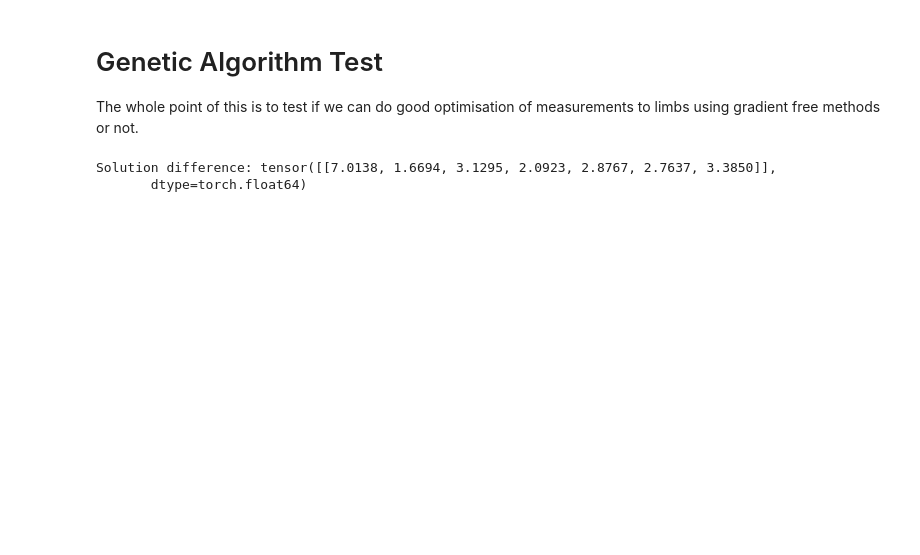
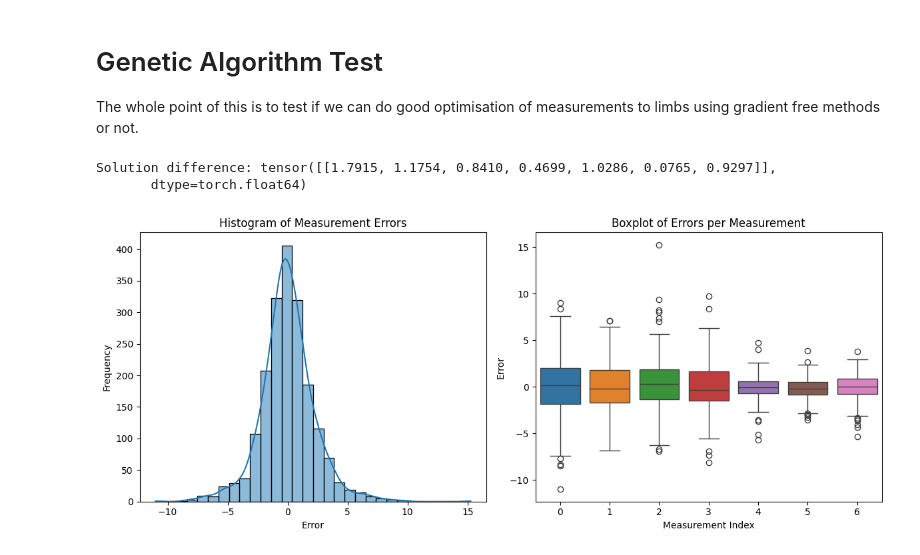
Before and after one commit to chrisvail/OpenLimb, a Jupyter notebook: genetic_alg.ipynb, the cells around one changed output. Cells and saved outputs as stored; diff of their text form; code cells hidden in the pictures; blank space fills up the shorter version.

```diff
--- a/genetic_alg.ipynb
+++ b/genetic_alg.ipynb
@@ -64,9 +72,7 @@ def step(x, y, func, lambda_=1E-3, delta=1E-6):
 
         return x_new, new_residuals, lambda_ / 10
 # %%
-import pygad
-import csv
-import os
+
 class FitnessFunction:
     def __init__(self, components, loss, transforms):
         self.components = components
@@ -93,7 +99,7 @@ for measures, components in dataloader:
         num_generations=50,
         num_parents_mating=4,
         fitness_func=fitness_func,
-        sol_per_pop=16,
+        sol_per_pop=32,
         num_genes=num_genes,
         gene_space=gene_space,
         parent_selection_type="sss",
@@ -145,6 +151,8 @@ for measures, components in dataloader:
     # print(f"Best Solution (components): {best_solution}")
     # print(f"Best Solution Fitness (negative loss): {best_solution_fitness}")
     print(f"Solution difference: {solution_difference}\n")
+
+    break
 # %% [output]
-Solution difference: tensor([[7.0138, 1.6694, 3.1295, 2.0923, 2.8767, 2.7637, 3.3850]],
+Solution difference: tensor([[1.7915, 1.1754, 0.8410, 0.4699, 1.0286, 0.0765, 0.9297]],
        dtype=torch.float64)
@@ -150,0 +180,27 @@ Solution difference: tensor([[7.0138, 1.6694, 3.1295, 2.0923, 2.8767, 2.7637, 3.
+# %%
+difference = solution_measurements - true_measurements
+
+
+# Flatten the difference tensor for histogram
+error_flat = difference.cpu().numpy().flatten()
+
+plt.figure(figsize=(12, 5))
+
+# Histogram of errors
+plt.subplot(1, 2, 1)
+sns.histplot(error_flat, bins=30, kde=True)
+plt.title("Histogram of Measurement Errors")
+plt.xlabel("Error")
+plt.ylabel("Frequency")
+
+# Boxplot of errors per measurement
+plt.subplot(1, 2, 2)
+sns.boxplot(data=difference.cpu().numpy())
+plt.title("Boxplot of Errors per Measurement")
+plt.xlabel("Measurement Index")
+plt.ylabel("Error")
+
+plt.tight_layout()
+plt.show()
+# %% [output]
+[figure, added]
```
Also changed, not shown: parts of 8 cells of this notebook, 3 other files.
